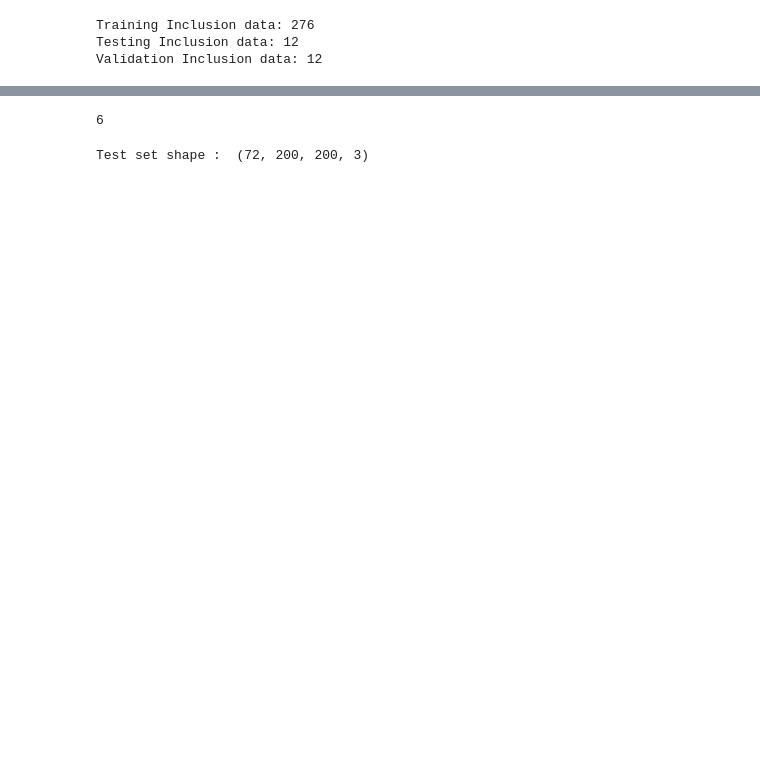
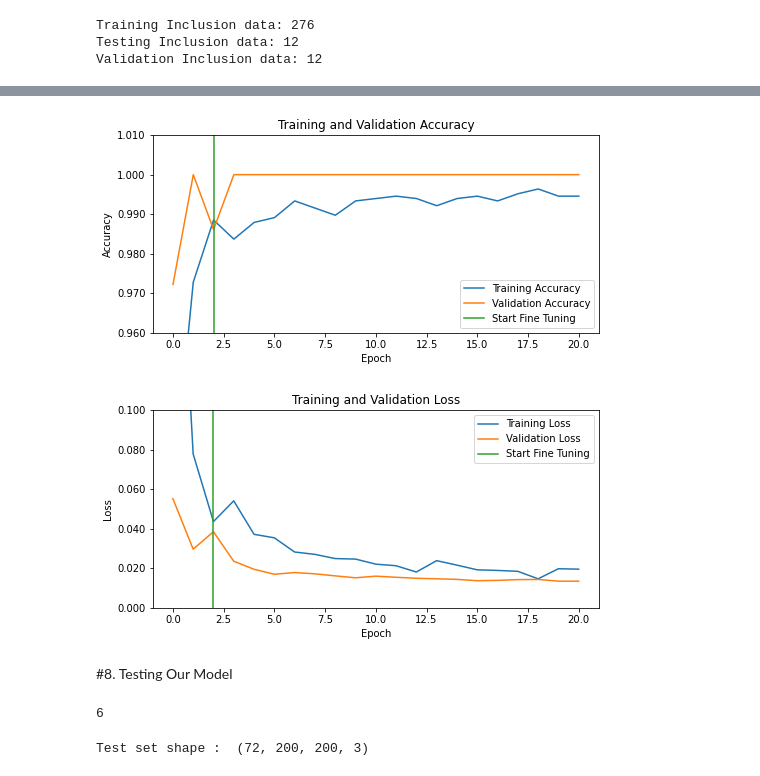
Before and after one commit to mendiang/Metal-Surface-Defect, a Jupyter notebook: Metal_Surface_Defects_NEU_DET.ipynb, the cells around one changed output, grey strips where cells are left out. Saved outputs shown, nothing was run; the diff lists cells and outputs as text; code cells hidden in the pictures; blank space fills up the shorter version.

```diff
--- a/Metal_Surface_Defects_NEU_DET.ipynb
+++ b/Metal_Surface_Defects_NEU_DET.ipynb
@@ -213,0 +403,38 @@ x_test, y_test,target_labels = load_dataset(test_dir)
+# %%
+acc += history_fine.history['accuracy']
+val_acc += history_fine.history['val_accuracy']
+
+loss += history_fine.history['loss']
+val_loss += history_fine.history['val_loss']
+# %%
+plt.figure(figsize=(8, 8))
+plt.subplot(2, 1, 1)
+plt.plot(acc, label='Training Accuracy')
+plt.plot(val_acc, label='Validation Accuracy')
+plt.ylim([0.96, 1.01])
+plt.plot([initial_epochs-8,initial_epochs-8],
+          plt.ylim(), label='Start Fine Tuning')
+plt.legend(loc='lower right')
+plt.title('Training and Validation Accuracy')
+plt.ylabel('Accuracy')
+plt.gca().yaxis.set_major_formatter(StrMethodFormatter('{x:,.3f}')) # 3 decimal places
+plt.xlabel('Epoch')
+
+plt.figure(figsize=(8, 8))
+plt.subplot(2, 1, 2)
+plt.plot(loss, label='Training Loss')
+plt.plot(val_loss, label='Validation Loss')
+plt.ylim([0, 0.1])
+plt.plot([initial_epochs-8,initial_epochs-8],
+         plt.ylim(), label='Start Fine Tuning')
+plt.legend(loc='upper right')
+plt.title('Training and Validation Loss')
+plt.ylabel('Loss')
+plt.gca().yaxis.set_major_formatter(StrMethodFormatter('{x:,.3f}')) # 3 decimal places
+plt.xlabel('Epoch')
+plt.show()
+# %% [output]
+[figure, added]
+[figure, added]
+# %% [markdown]
+#8. Testing Our Model
```
Also changed, not shown: parts of 63 cells of this notebook.
